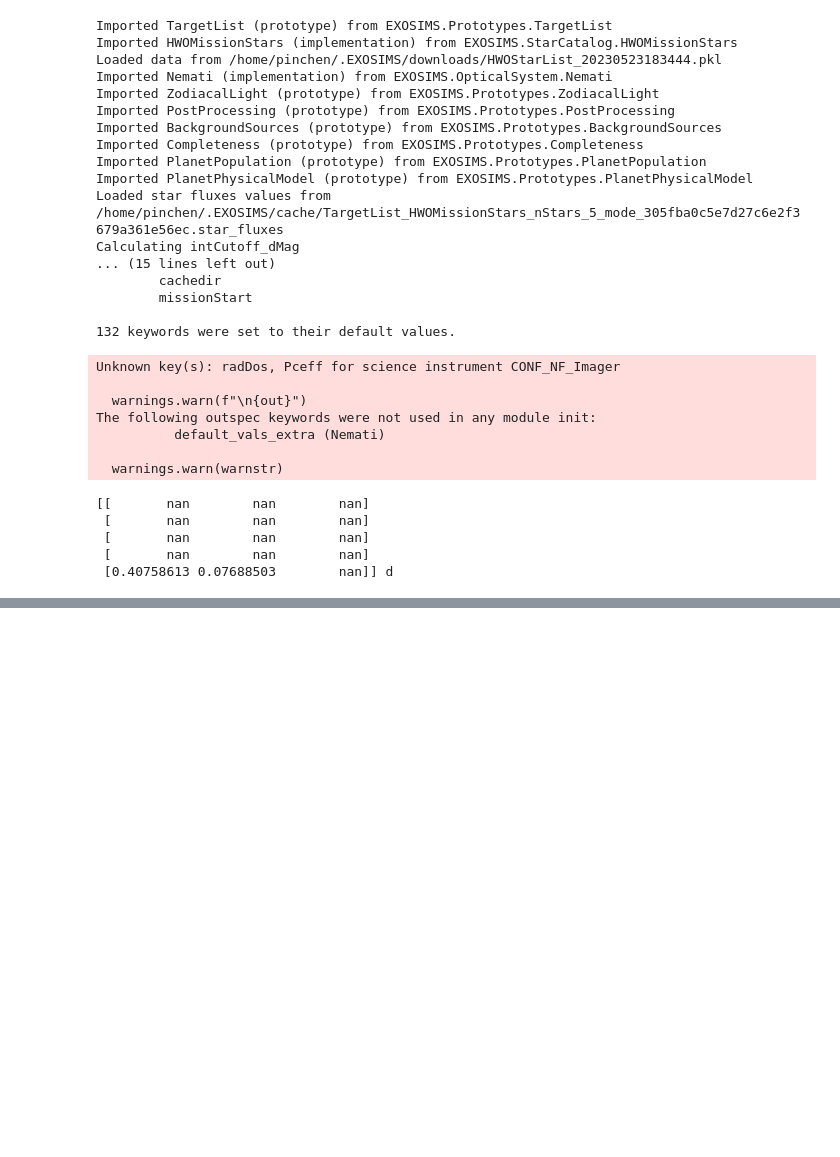
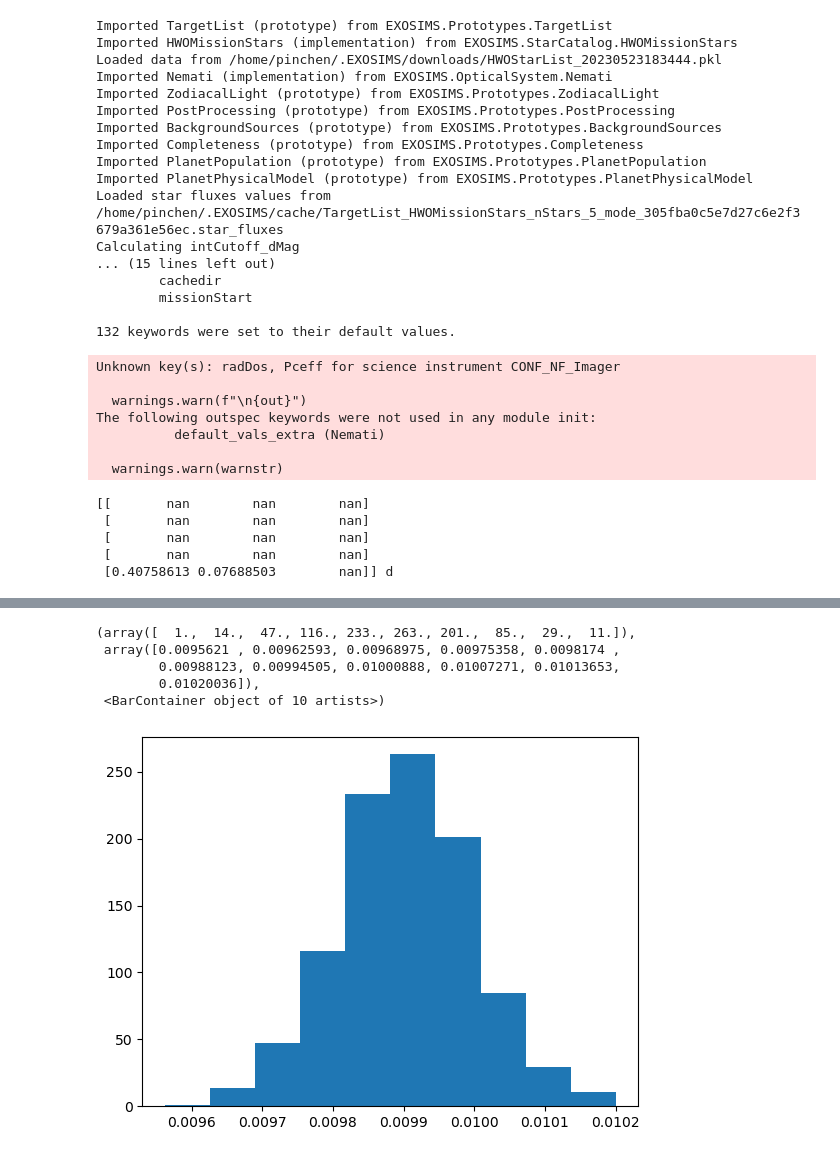
Before and after one commit to chen-pin/ebs, a Jupyter notebook: scratchpad.ipynb, the cells around one changed output, grey strips where cells are left out. Drawn from its saved outputs; the diff is of its cells as text; code cells hidden in the pictures; blank space fills up the shorter version.

```diff
--- a/scratchpad.ipynb
+++ b/scratchpad.ipynb
@@ -59,0 +67,9 @@ MCMC Variable:  idark
+# %%
+plt.hist(positions[:, -2])
+# %% [output]
+(array([  1.,  14.,  47., 116., 233., 263., 201.,  85.,  29.,  11.]),
+ array([0.0095621 , 0.00962593, 0.00968975, 0.00975358, 0.0098174 ,
+        0.00988123, 0.00994505, 0.01000888, 0.01007271, 0.01013653,
+        0.01020036]),
+ <BarContainer object of 10 artists>)
+[figure, added]
```
Also changed, not shown: parts of 11 cells of this notebook, 2 other files.
